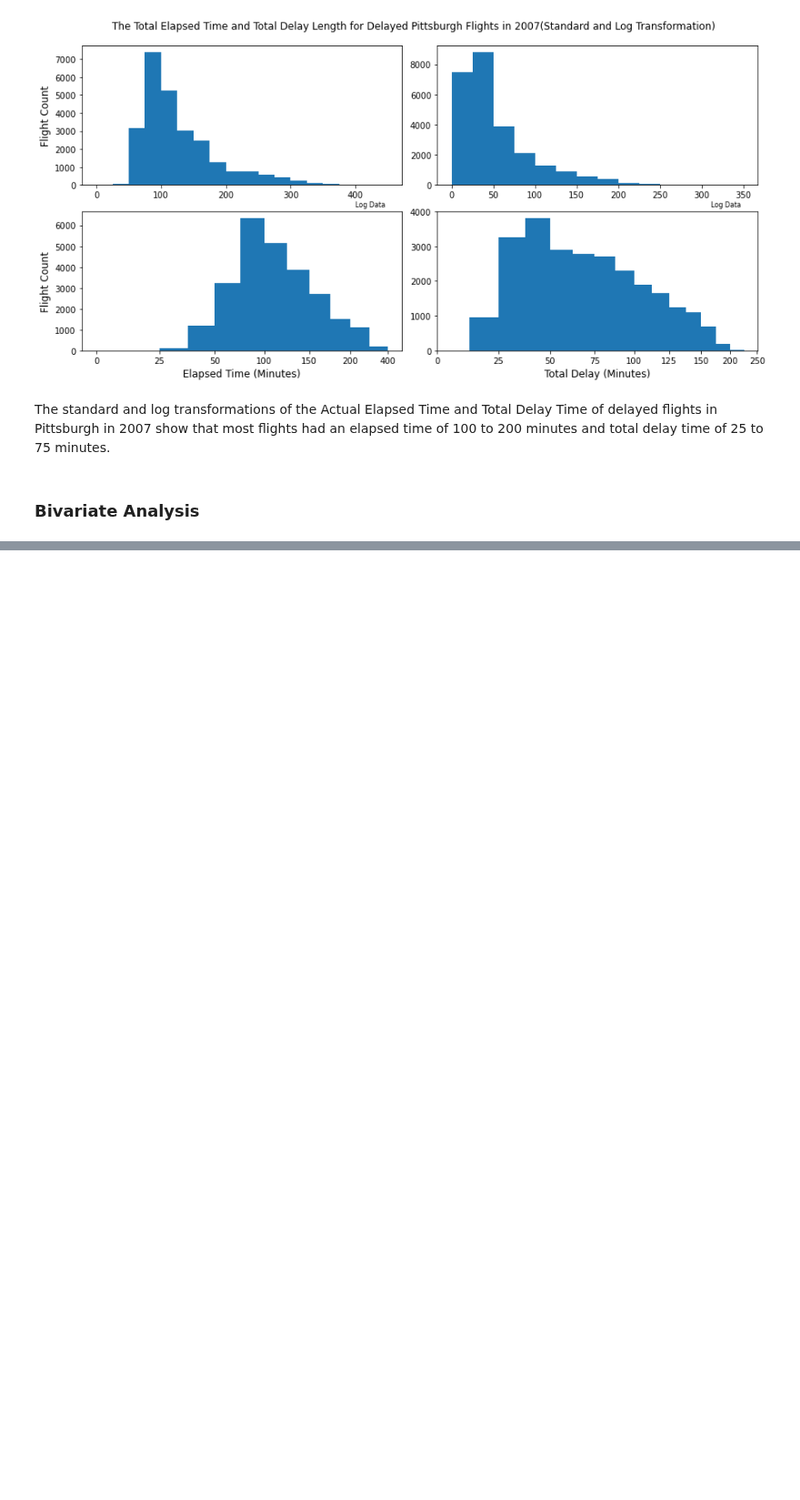
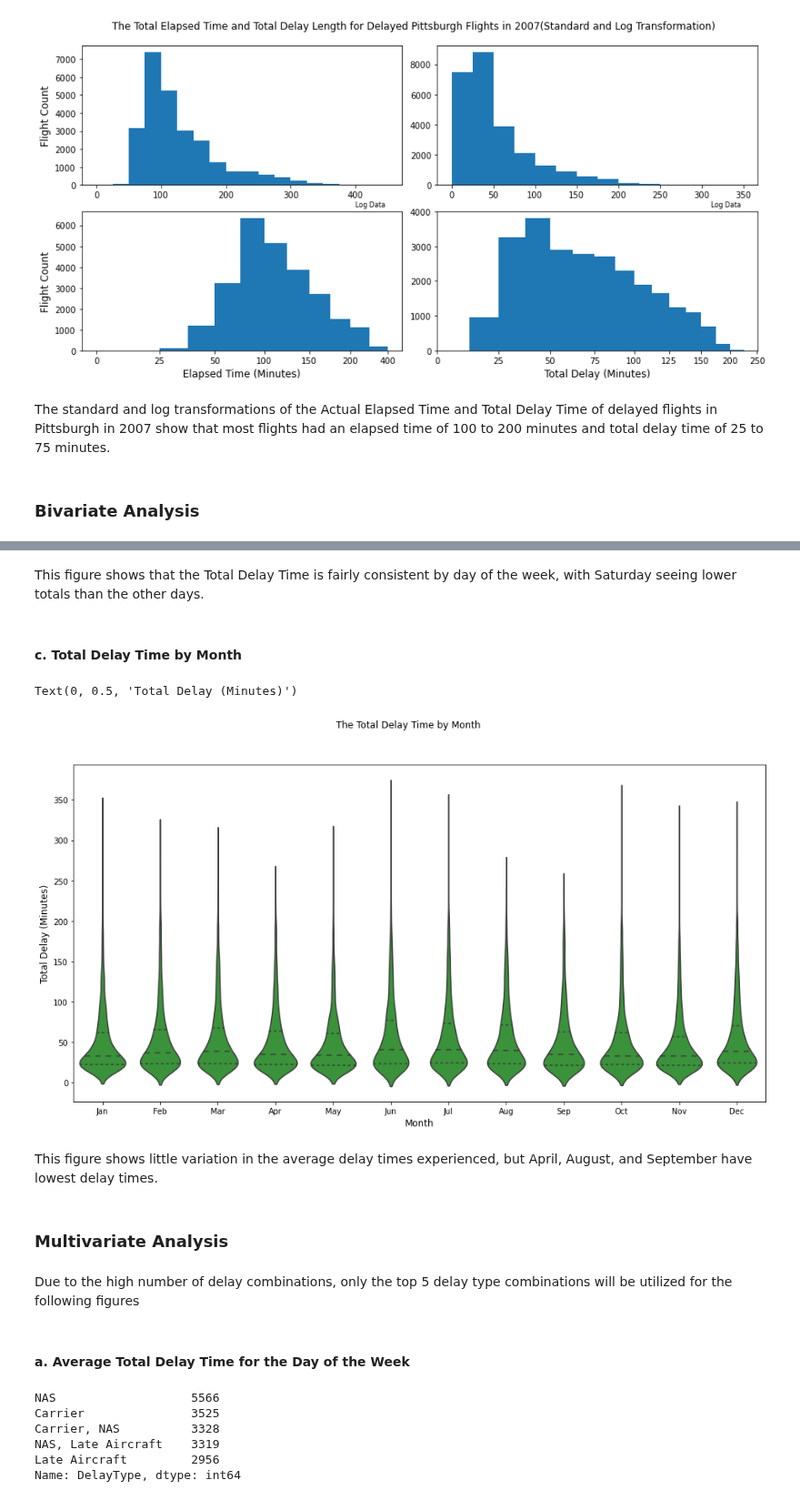
Before and after one commit to Miles-Murphy/vis_final_project, a Jupyter notebook: explanatory_analysis_pittsburgh_flight_data.ipynb, the cells around one changed output, grey strips where cells are left out. Shown at 91% size. Saved outputs shown, nothing was run; the diff lists cells and outputs as text; code cells hidden in the pictures; blank space fills up the shorter version.

```diff
--- a/explanatory_analysis_pittsburgh_flight_data.ipynb
+++ b/explanatory_analysis_pittsburgh_flight_data.ipynb
@@ -232,0 +269,36 @@ The standard and log transformations of the Actual Elapsed Time and Total Delay
+# %% [markdown]
+This figure shows that the Total Delay Time is fairly consistent by day of the week, with Saturday seeing lower totals than the other days.
+# %% [markdown]
+#### c. Total Delay Time by Month <a name="delay_time_month"></a>
+# %%
+base_color=sns.color_palette()[2]
+
+fig, ax = plt.subplots(figsize=(16,8))
+plt.suptitle('The Total Delay Time by Month')
+plt.tight_layout
+
+sns.violinplot(data=pit_delays, x = 'Month', y='TotalDelay', ax=ax, color=base_color, inner='quartile')
+ax.set_xticklabels(labels=months)
+ax.set_xlabel('Month', fontsize='large')
+ax.set_ylabel('Total Delay (Minutes)', fontsize='large')
+# %% [output]
+Text(0, 0.5, 'Total Delay (Minutes)')
+[figure, added]
+# %% [markdown]
+This figure shows little variation in the average delay times experienced, but April, August, and September have lowest delay times.
+# %% [markdown]
+### Multivariate Analysis <a name="multivariate_analysis"></a>
+# %% [markdown]
+Due to the high number of delay combinations, only the top 5 delay type combinations will be utilized for the following figures
+# %% [markdown]
+#### a. Average Total Delay Time for the Day of the Week <a name="avg_delay_day"></a>
+# %%
+#First, identify the top 5 delaytype combinations
+pit_delays.DelayType.value_counts().head()
+# %% [output]
+NAS                   5566
+Carrier               3525
+Carrier, NAS          3328
+NAS, Late Aircraft    3319
+Late Aircraft         2956
+Name: DelayType, dtype: int64
```
Also changed, not shown: parts of 18 cells of this notebook, 1 other file.
